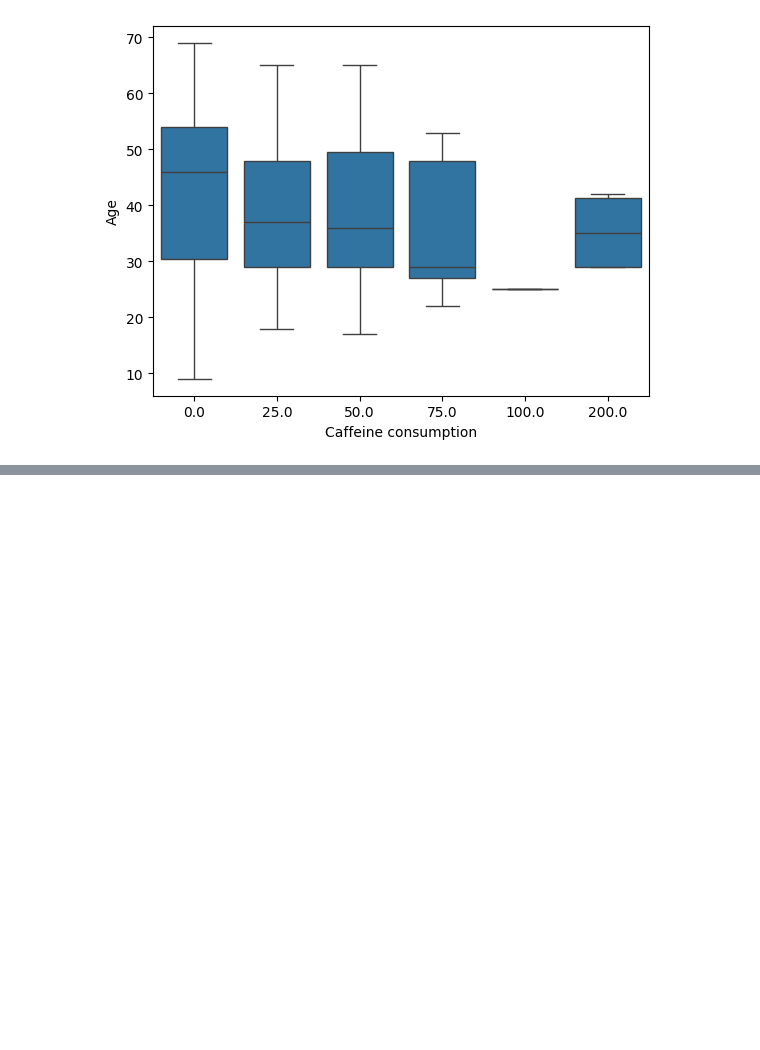
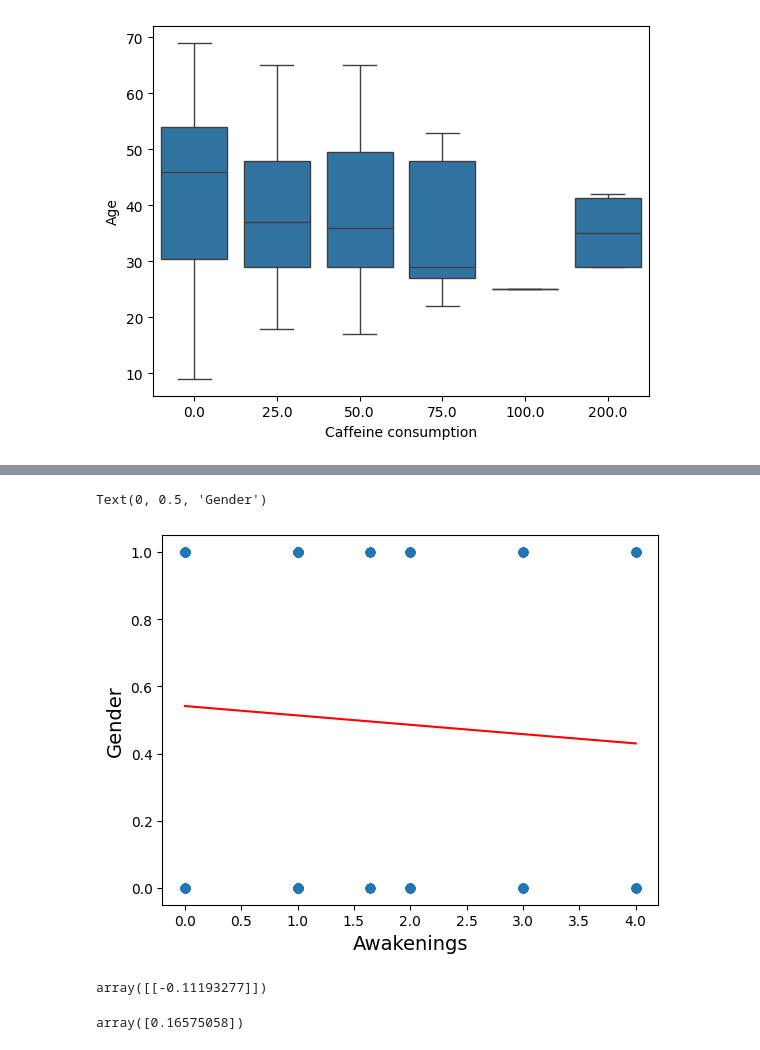
Before and after one commit to AvienReactor/CSE-Final, a Jupyter notebook: SleepJar.ipynb, the cells around one changed output, grey strips where cells are left out. Cells and saved outputs as stored; diff of their text form; code cells hidden in the pictures; blank space fills up the shorter version.

```diff
--- a/SleepJar.ipynb
+++ b/SleepJar.ipynb
@@ -131,0 +135,5 @@ plt.show()
+# %%
+sleep_data.loc[sleep_data['Gender'] == 'Male', 'Gender'] = 0
+sleep_data.loc[sleep_data['Gender'] == 'Female', 'Gender'] = 1
+sleep_data = sleep_data.sort_values('Sleep duration')
+sleep_data
@@ -131,0 +154,28 @@ plt.show()
+# %%
+X = sleep_data[['Awakenings']].values.reshape(-1, 1)
+y = sleep_data[['Gender']].values.reshape(-1, 1).astype(int)
+# Logistic regression predicting diagnosis from tumor radius
+logisticModel = LogisticRegression()
+logisticModel.fit(X, np.ravel(y.astype(int)))
+
+# Graph logistic regression probabilities
+plt.scatter(X, y)
+xDelta = np.linspace(X.min(), X.max(), 10000)
+yPredicted = logisticModel.predict(X).reshape(-1, 1).astype(int)
+yDeltaProb = logisticModel.predict_proba(xDelta.reshape(-1, 1))[:, 1]
+plt.plot(xDelta, yDeltaProb, color='red')
+plt.xlabel('Awakenings', fontsize=14)
+plt.ylabel('Gender', fontsize=14)
+# %% [output]
+Text(0, 0.5, 'Gender')
+[figure, added]
+# %%
+# Display the slope parameter estimate
+logisticModel.coef_
+# %% [output]
+array([[-0.11193277]])
+# %%
+# Display the intercept parameter estimate
+logisticModel.intercept_
+# %% [output]
+array([0.16575058])
```
Also changed, not shown: parts of 5 cells of this notebook.
